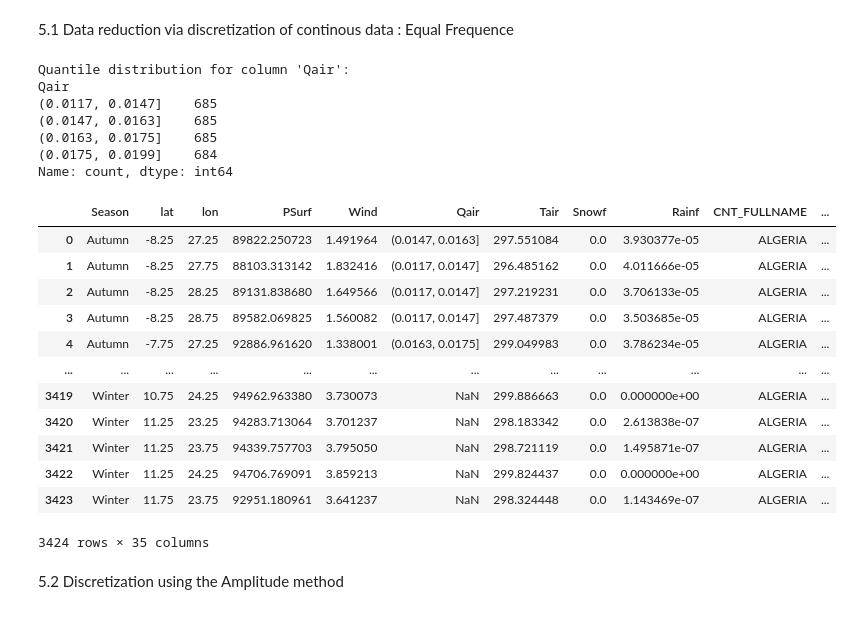
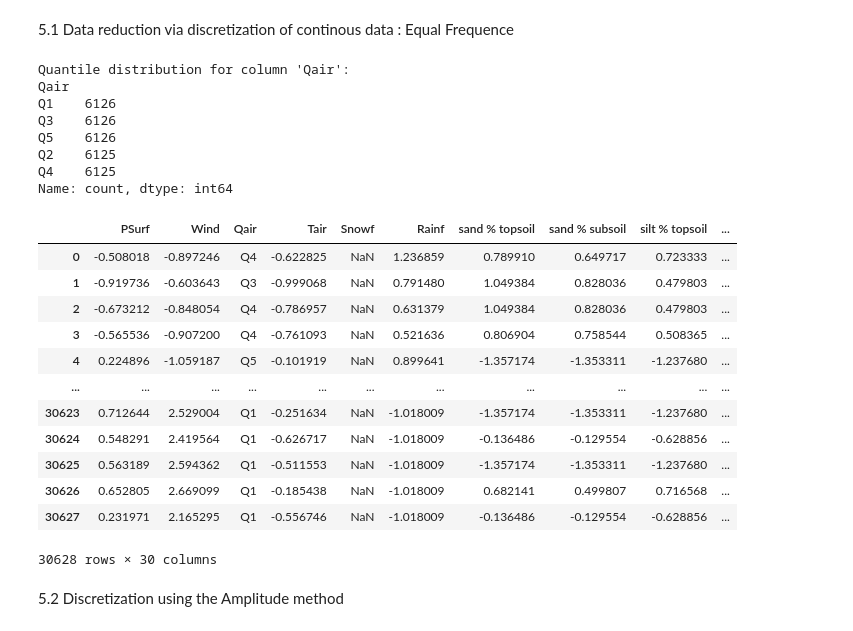
Before and after one commit to grosvenor01/Soil-DATA-manip, a Jupyter notebook: main.ipynb, the cells around one changed output. Drawn from its saved outputs; the diff is of its cells as text; code cells hidden in the pictures.

```diff
--- a/main.ipynb
+++ b/main.ipynb
@@ -596,6 +545,7 @@ for i in range(0 , len(df_climat) , 1000000):
     polygon = Polygon(df_country["geometry"]["coordinates"][0])
     count=0 # used to track dataset processing
     bool_arr = []
+    df_climat_sample = df_climat[i:i+1000000]
     for  lat, lon in zip(df_climat_sample['lat'], df_climat_sample['lon']):
         point = Point(lat, lon)
         bool_arr.append(polygon.contains(point))
@@ -1071,4 +990,4 @@ df_result = df_result.dropna()
 df_result.to_csv("Integrated.csv")
 # %%
 df_integrated = pd.read_csv("Integrated.csv")
-df_integrated.drop(columns= ["Unnamed: 0"])
+df_integrated = df_integrated.drop(columns= ["Unnamed: 0"])
@@ -1178,5 +1083,5 @@ def ZScore_Normalization(df):
             std_value = df[column].std()
             df_zscore[column] = ((df[column]) - mean_value)/std_value
     return df_zscore
-df_result = ZScore_Normalization(df_result)
+df_result = ZScore_Normalization(df_integrated)
 df_result
@@ -1184,45 +1103,51 @@ df_result
 5.1 Data reduction via discretization of continous data : Equal Frequence
 # %%
 def discritize(df_climat, column , Q):
-    df_disc = pd.DataFrame()
+    if column not in df_climat.columns:
+        print(f"Error: Column '{column}' not found in DataFrame.")
+        return None
 
-    if df_climat[column].dtype in ['float64', 'int64']:
-        intervals = []
-        sorted_data = sorted(df_climat[column])
-        N = len(sorted_data)
-        for i in range(1, Q+1):
-            position = int(N * i / Q)
-            intervals.append(sorted_data[min(position, N - 1)])
-        intervals = set(intervals)
-        interv = sorted(set(intervals))
-        df_disc[column] = pd.cut(df_climat[column], bins=interv)
+    if df_climat[column].dtype not in ['float64', 'int64']:
+        print(f"Error: Column '{column}' is not numeric.")
+        return None
+
+    try:
+        # Use pandas qcut for robust quantile binning
+        labels = [f"Q{i+1}" for i in range(Q)]  # Create labels Q1, Q2, ... Qn
+        df_disc = pd.DataFrame()
+        df_disc[column] = pd.qcut(df_climat[column], q=Q, labels=labels ,duplicates='drop')
+
         print(f"\nQuantile distribution for column '{column}':")
         print(df_disc[column].value_counts())
         return df_disc
+    except Exception as e:
+        print(f"An error occurred during discretization: {e}")
+        return None
 
 df_result["Qair"] = discritize(df_result, "Qair" , 5)
 df_result
 # %% [output]
 Quantile distribution for column 'Qair':
 Qair
-(0.0117, 0.0147]    685
-(0.0147, 0.0163]    685
-(0.0163, 0.0175]    685
-(0.0175, 0.0199]    684
+Q1    6126
+Q3    6126
+Q5    6126
+Q2    6125
+Q4    6125
 Name: count, dtype: int64
-|  | Season | lat | lon | PSurf | Wind | Qair | Tair | Snowf | Rainf | CNT_FULLNAME | ... |
-| 0 | Autumn | -8.25 | 27.25 | 89822.250723 | 1.491964 | (0.0147, 0.0163] | 297.551084 | 0.0 | 3.930377e-05 | ALGERIA | ... |
-| 1 | Autumn | -8.25 | 27.75 | 88103.313142 | 1.832416 | (0.0117, 0.0147] | 296.485162 | 0.0 | 4.011666e-05 | ALGERIA | ... |
-| 2 | Autumn | -8.25 | 28.25 | 89131.838680 | 1.649566 | (0.0117, 0.0147] | 297.219231 | 0.0 | 3.706133e-05 | ALGERIA | ... |
-| 3 | Autumn | -8.25 | 28.75 | 89582.069825 | 1.560082 | (0.0117, 0.0147] | 297.487379 | 0.0 | 3.503685e-05 | ALGERIA | ... |
-| 4 | Autumn | -7.75 | 27.25 | 92886.961620 | 1.338001 | (0.0163, 0.0175] | 299.049983 | 0.0 | 3.786234e-05 | ALGERIA | ... |
-| ... | ... | ... | ... | ... | ... | ... | ... | ... | ... | ... | ... |
-| 3419 | Winter | 10.75 | 24.25 | 94962.963380 | 3.730073 | NaN | 299.886663 | 0.0 | 0.000000e+00 | ALGERIA | ... |
-| 3420 | Winter | 11.25 | 23.25 | 94283.713064 | 3.701237 | NaN | 298.183342 | 0.0 | 2.613838e-07 | ALGERIA | ... |
-| 3421 | Winter | 11.25 | 23.75 | 94339.757703 | 3.795050 | NaN | 298.721119 | 0.0 | 1.495871e-07 | ALGERIA | ... |
-| 3422 | Winter | 11.25 | 24.25 | 94706.769091 | 3.859213 | NaN | 299.824437 | 0.0 | 0.000000e+00 | ALGERIA | ... |
-| 3423 | Winter | 11.75 | 23.75 | 92951.180961 | 3.641237 | NaN | 298.324448 | 0.0 | 1.143469e-07 | ALGERIA | ... |
+|  | PSurf | Wind | Qair | Tair | Snowf | Rainf | sand % topsoil | sand % subsoil | silt % topsoil | ... |
+| 0 | -0.508018 | -0.897246 | Q4 | -0.622825 | NaN | 1.236859 | 0.789910 | 0.649717 | 0.723333 | ... |
+| 1 | -0.919736 | -0.603643 | Q3 | -0.999068 | NaN | 0.791480 | 1.049384 | 0.828036 | 0.479803 | ... |
+| 2 | -0.673212 | -0.848054 | Q4 | -0.786957 | NaN | 0.631379 | 1.049384 | 0.828036 | 0.479803 | ... |
+| 3 | -0.565536 | -0.907200 | Q4 | -0.761093 | NaN | 0.521636 | 0.806904 | 0.758544 | 0.508365 | ... |
+| 4 | 0.224896 | -1.059187 | Q5 | -0.101919 | NaN | 0.899641 | -1.357174 | -1.353311 | -1.237680 | ... |
+| ... | ... | ... | ... | ... | ... | ... | ... | ... | ... | ... |
+| 30623 | 0.712644 | 2.529004 | Q1 | -0.251634 | NaN | -1.018009 | -1.357174 | -1.353311 | -1.237680 | ... |
+| 30624 | 0.548291 | 2.419564 | Q1 | -0.626717 | NaN | -1.018009 | -0.136486 | -0.129554 | -0.628856 | ... |
+| 30625 | 0.563189 | 2.594362 | Q1 | -0.511553 | NaN | -1.018009 | -1.357174 | -1.353311 | -1.237680 | ... |
+| 30626 | 0.652805 | 2.669099 | Q1 | -0.185438 | NaN | -1.018009 | 0.682141 | 0.499807 | 0.716568 | ... |
+| 30627 | 0.231971 | 2.165295 | Q1 | -0.556746 | NaN | -1.018009 | -0.136486 | -0.129554 | -0.628856 | ... |
-3424 rows × 35 columns
+30628 rows × 30 columns
 # %% [markdown]
 5.2 Discretization using the Amplitude method
 # %%
```
Also changed, not shown: parts of 9 cells of this notebook.
